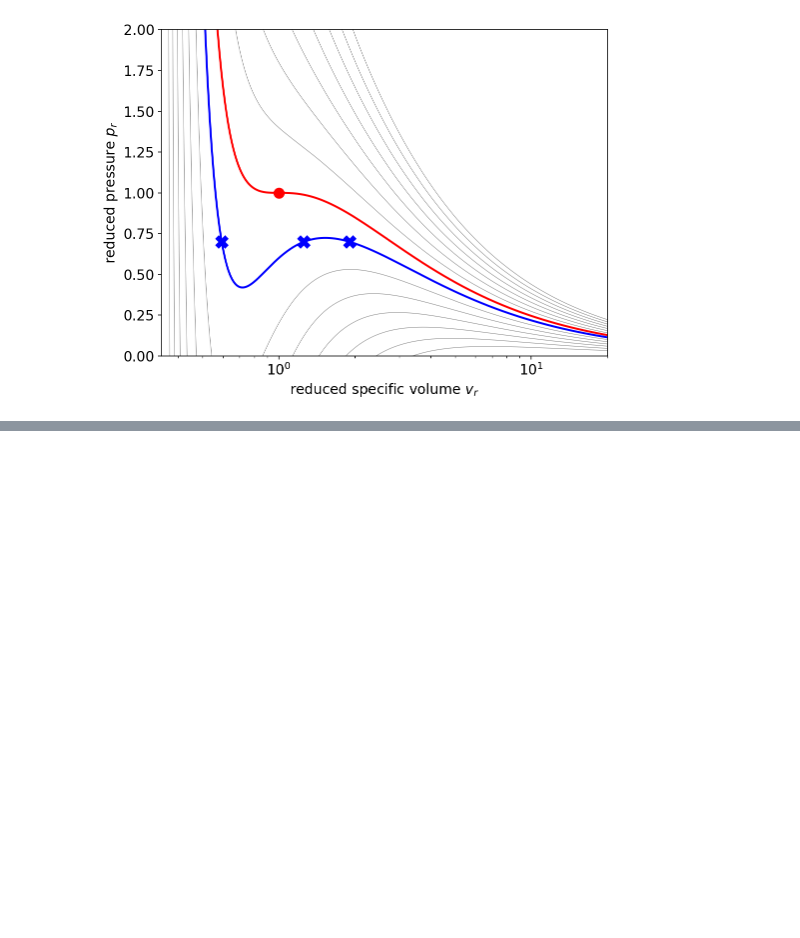
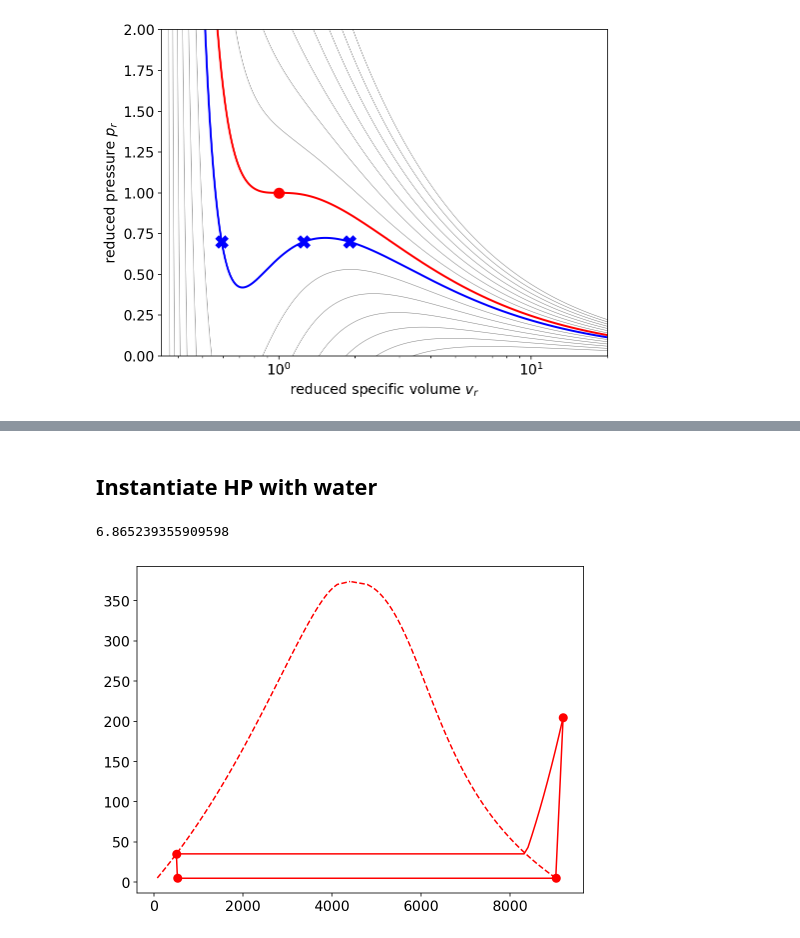
Before and after one commit to Fluid-Dynamics-Of-Energy-Systems-Team/AAT_pythonHandOnLecture, a Jupyter notebook: AAT_handsOnLecturePython.ipynb, the cells around one changed output, grey strips where cells are left out. Cells and saved outputs as stored; diff of their text form; code cells hidden in the pictures; blank space fills up the shorter version.

```diff
--- a/AAT_handsOnLecturePython.ipynb
+++ b/AAT_handsOnLecturePython.ipynb
@@ -119,0 +259,27 @@ from CoolProp.CoolProp import PropsSI
+# %%
+class ThermoState():
+
+    def __init__(self, pair, value1, value2, fluid):
+
+        self.fluid = fluid
+
+        if pair == "TQ":
+            self.T = value1
+            self.P = PropsSI("P", "T", self.T, "Q", value2, self.fluid)
+            self.H = PropsSI("H", "T", self.T, "Q", value2, self.fluid)
+            self.S = PropsSI("S", "T", self.T, "Q", value2, self.fluid)
+
+        if pair == "PS":
+            self.P = value1
+            self.S = value2
+            self.H = PropsSI("H", "P", self.P, "S", self.S, self.fluid)
+            self.T = PropsSI("T", "P", self.P, "S", self.S, self.fluid)
+
+        if pair == "PH":
+            self.P = value1
+            self.H = value2
+            self.T = PropsSI("T", "P", self.P, "H", self.H, self.fluid)
+            self.S = PropsSI("S", "P", self.P, "H", self.H, self.fluid)
+
+    def plot_TS(self, ax,color='r', markersize = 8):
+        ax.plot(self.S, self.T-273.15, marker='o', color=color, markersize=markersize)
@@ -119,0 +360,10 @@ from CoolProp.CoolProp import PropsSI
+# %% [markdown]
+## Instantiate HP with water
+# %%
+hpWater = HeatPump(fluid = "Water", T1 = 5, T3 = 35)
+print(hp.COP)
+fig, ax = plt.subplots()
+hpWater.plot(ax, color='r')
+# %% [output]
+6.865239355909598
+[figure, added]
```
Also changed, not shown: parts of 23 cells of this notebook.
